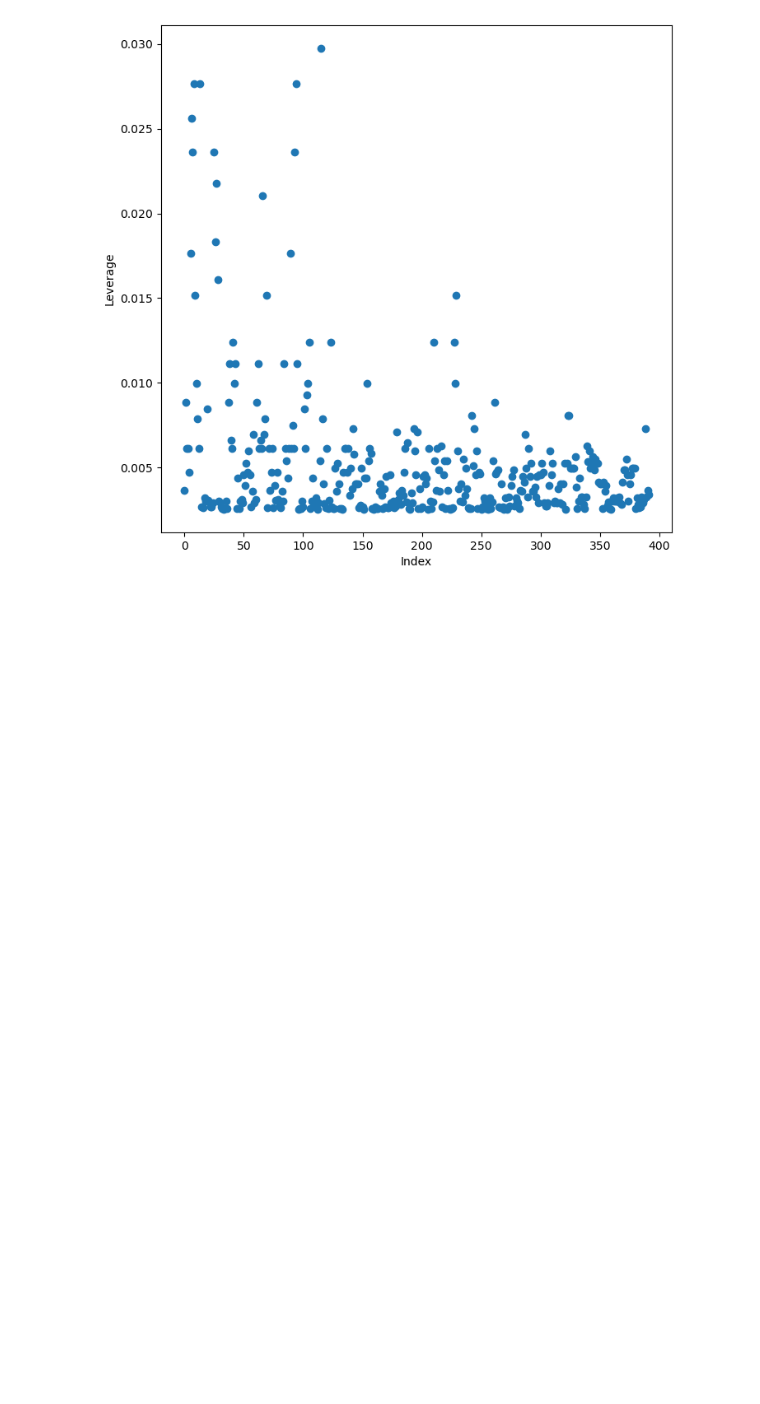
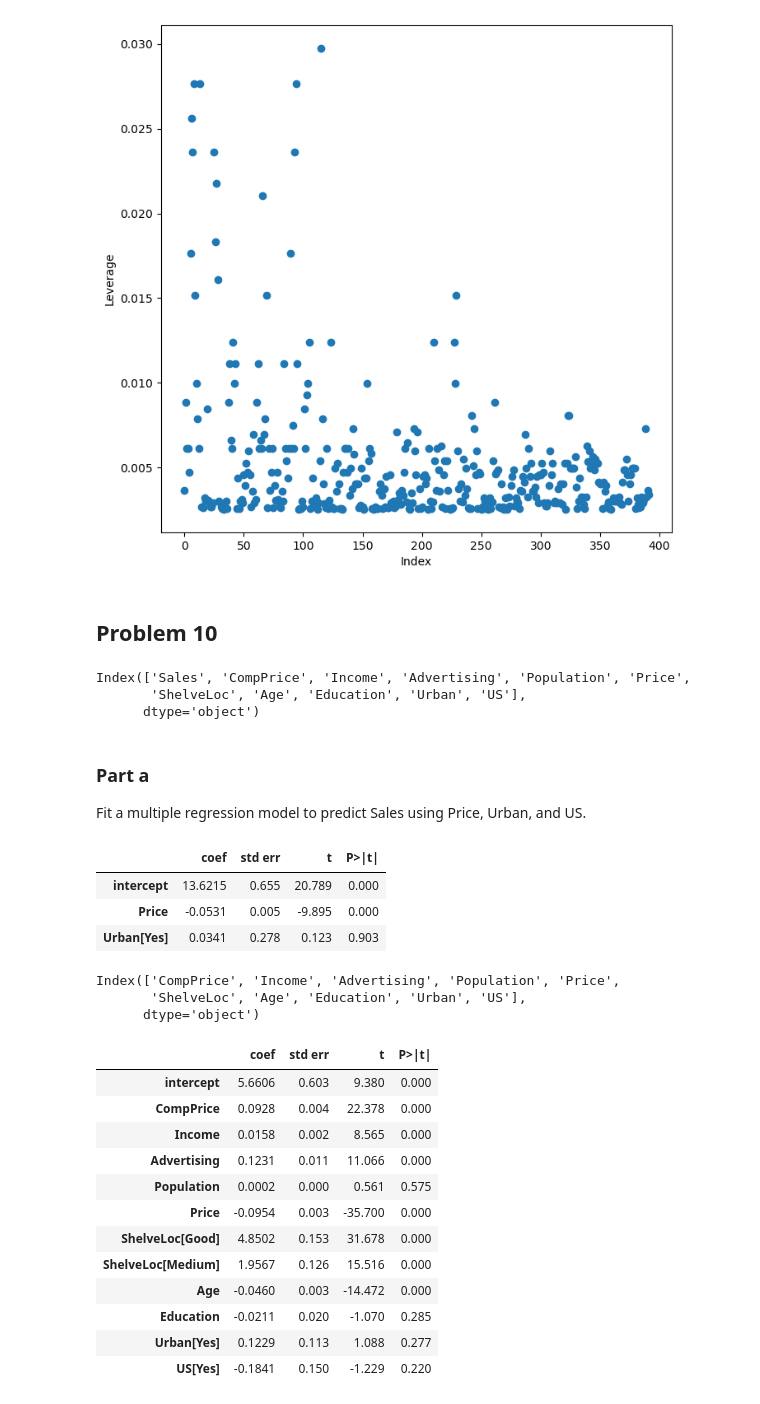
Before and after one commit to kmerkl22/k-s-ISL, a Jupyter notebook: Notebooks/Ch03-ISLExercises.ipynb, the cells around one changed output. Saved outputs shown, nothing was run; the diff lists cells and outputs as text; code cells hidden in the pictures; blank space fills up the shorter version.

Commit message:
Adding Data

```diff
--- a/Notebooks/Ch03-ISLExercises.ipynb
+++ b/Notebooks/Ch03-ISLExercises.ipynb
@@ -136,3 +136,52 @@ np.argmax(infl.hat_matrix_diag)
 # %% [output]
 115
 [figure]
+# %% [markdown]
+## Problem 10
+# %%
+Carseats = load_data("Carseats")
+Carseats.columns
+# %% [output]
+Index(['Sales', 'CompPrice', 'Income', 'Advertising', 'Population', 'Price',
+       'ShelveLoc', 'Age', 'Education', 'Urban', 'US'],
+      dtype='object')
+# %% [markdown]
+### Part a
+Fit a multiple regression model to predict Sales using Price, Urban, and US.
+# %%
+X = MS(['Price', 'Urban']).fit_transform(Carseats)
+y = Carseats['Sales']
+model1 = sm.OLS(y, X)
+results1 = model1.fit()
+summarize(results1)
+# %% [output]
+|  | coef | std err | t | P>|t| |
+| intercept | 13.6215 | 0.655 | 20.789 | 0.000 |
+| Price | -0.0531 | 0.005 | -9.895 | 0.000 |
+| Urban[Yes] | 0.0341 | 0.278 | 0.123 | 0.903 |
+# %%
+terms = Carseats.columns.drop('Sales')
+terms
+# %% [output]
+Index(['CompPrice', 'Income', 'Advertising', 'Population', 'Price',
+       'ShelveLoc', 'Age', 'Education', 'Urban', 'US'],
+      dtype='object')
+# %%
+X = MS(terms).fit_transform(Carseats)
+model = sm.OLS(y, X)
+results = model.fit()
+summarize(results)
+# %% [output]
+|  | coef | std err | t | P>|t| |
+| intercept | 5.6606 | 0.603 | 9.380 | 0.000 |
+| CompPrice | 0.0928 | 0.004 | 22.378 | 0.000 |
+| Income | 0.0158 | 0.002 | 8.565 | 0.000 |
+| Advertising | 0.1231 | 0.011 | 11.066 | 0.000 |
+| Population | 0.0002 | 0.000 | 0.561 | 0.575 |
+| Price | -0.0954 | 0.003 | -35.700 | 0.000 |
+| ShelveLoc[Good] | 4.8502 | 0.153 | 31.678 | 0.000 |
+| ShelveLoc[Medium] | 1.9567 | 0.126 | 15.516 | 0.000 |
+| Age | -0.0460 | 0.003 | -14.472 | 0.000 |
+| Education | -0.0211 | 0.020 | -1.070 | 0.285 |
+| Urban[Yes] | 0.1229 | 0.113 | 1.088 | 0.277 |
+| US[Yes] | -0.1841 | 0.150 | -1.229 | 0.220 |
```
Also changed, not shown: parts of 6 cells of this notebook, 2 other files.
